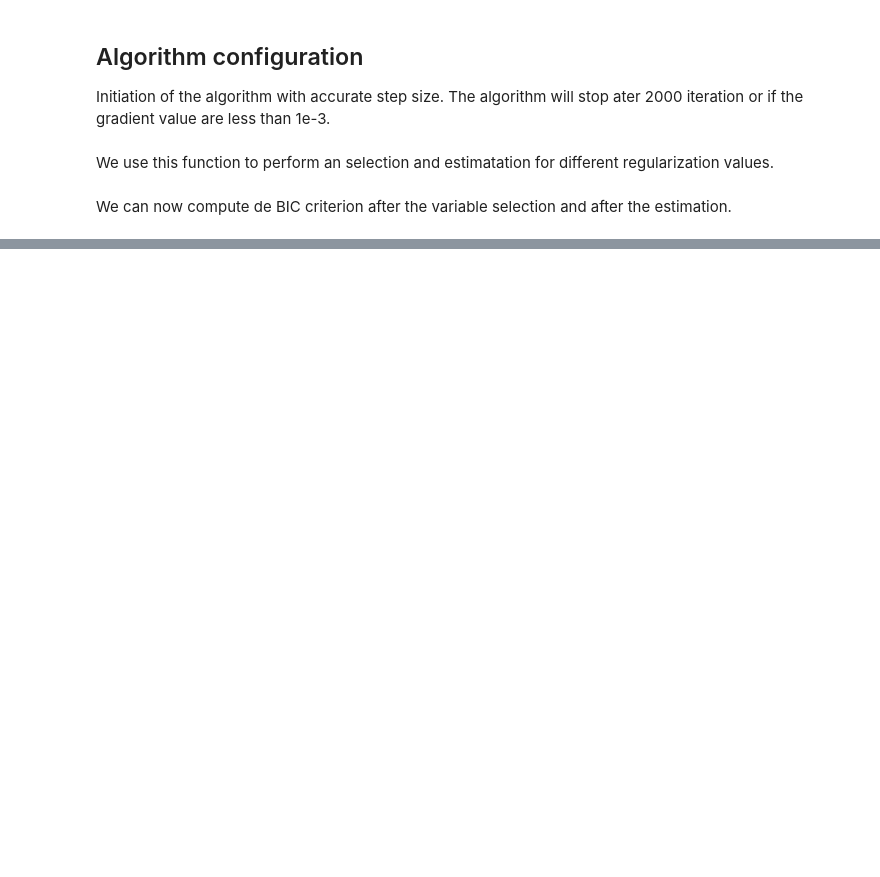
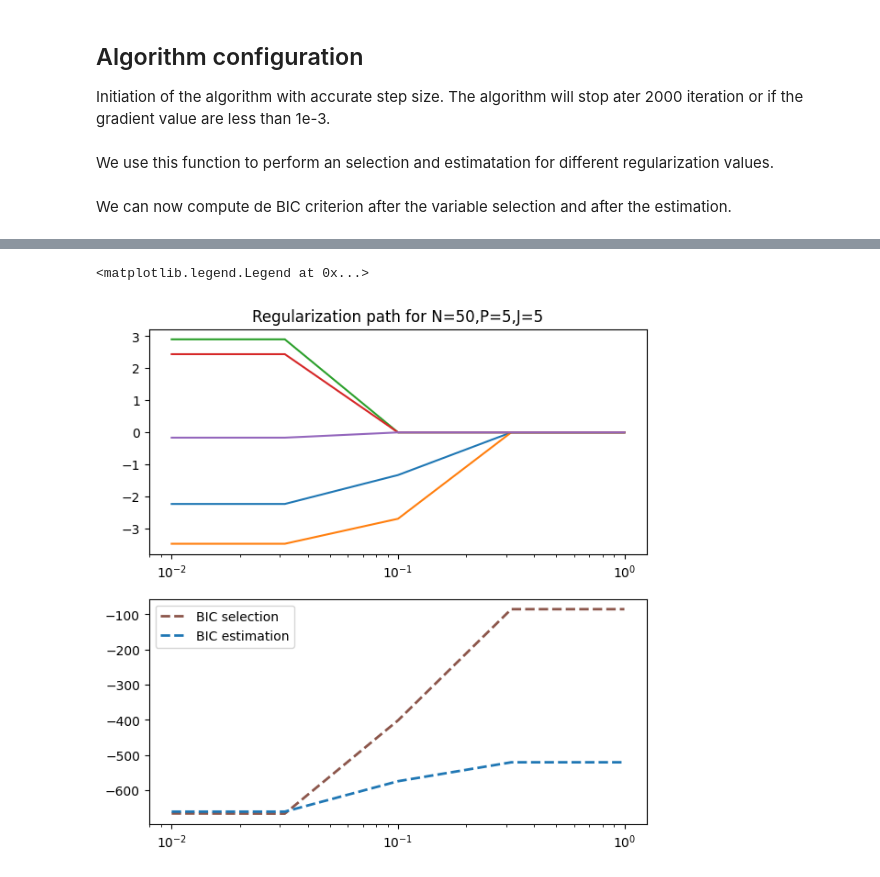
Before and after one commit to caillebotteAntoine/sdg4varselect, a Jupyter notebook: results/reg_path/new_regularization_path.ipynb, the cells around one changed output, grey strips where cells are left out. Drawn from its saved outputs; the diff is of its cells as text; code cells hidden in the pictures; blank space fills up the shorter version.

```diff
--- a/results/reg_path/new_regularization_path.ipynb
+++ b/results/reg_path/new_regularization_path.ipynb
@@ -6,6 +6,8 @@ Le but de notebook est de tester une nouvelle méthode pour sélectionner depuis
 import sdg4varselect.plot as sdgplt
 import jax.numpy as jnp
 import jax.random as jrd
+
+sdgplt.FIGSIZE = 7
 # %% [markdown]
 ### Dataset generation
 
@@ -103,18 +102,19 @@ AttributeError: 'str' object has no attribute 'theta'
 # %%
-lbd_set =  10 ** jnp.linspace(-2, 0, num=2)
-
 fig = sdgplt.figure()
 ax = fig.add_subplot(2,1,1)
 ax.set_xscale("log")
 ax.plot(lbd_set, jnp.array([res[1].theta[-1, 7:] for res in reg_path]))
 ax.set_title(f"Regularization path for N={model.N},P={model.DIM_HD},J={model.J}")
 
 ax = fig.add_subplot(2,1,2)
 ax.set_xscale("log")
 
 ax.plot(lbd_set, bic_selection, color=f"C{5}", linewidth=2, linestyle="--", label="BIC selection")
 ax.plot(lbd_set, bic_estimation, color=f"C{0}", linewidth=2, linestyle="--", label="BIC estimation")
 ax.legend()
+# %% [output]
+<matplotlib.legend.Legend at 0x...>
+[figure, added]
 # %%
 _ = sdgplt.plot_theta([r[0] for r in reg_path], model.DIM_LD, params_star, model.params_names)
 _ = sdgplt.plot_theta_HD([r[0] for r in reg_path], model.DIM_LD, params_star, model.params_names)
```
Also changed, not shown: parts of 8 cells of this notebook, 2 other files.
